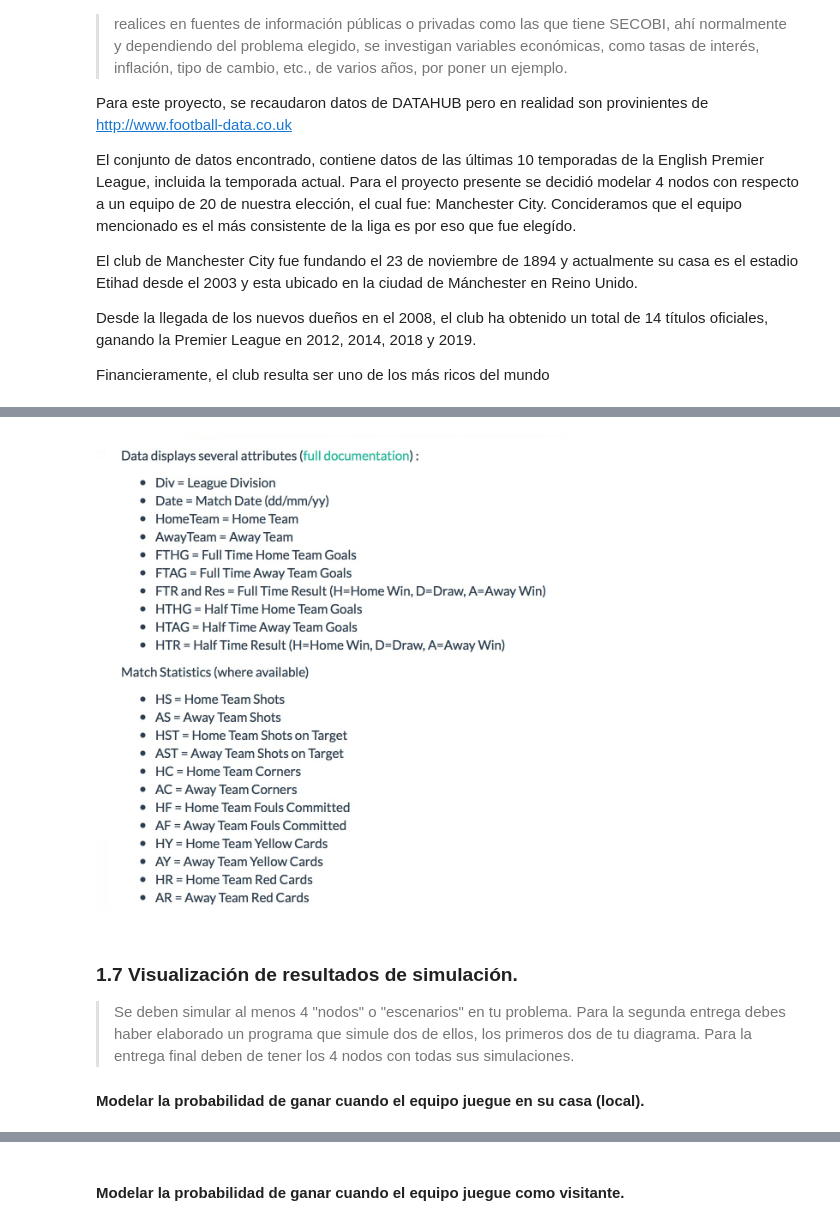
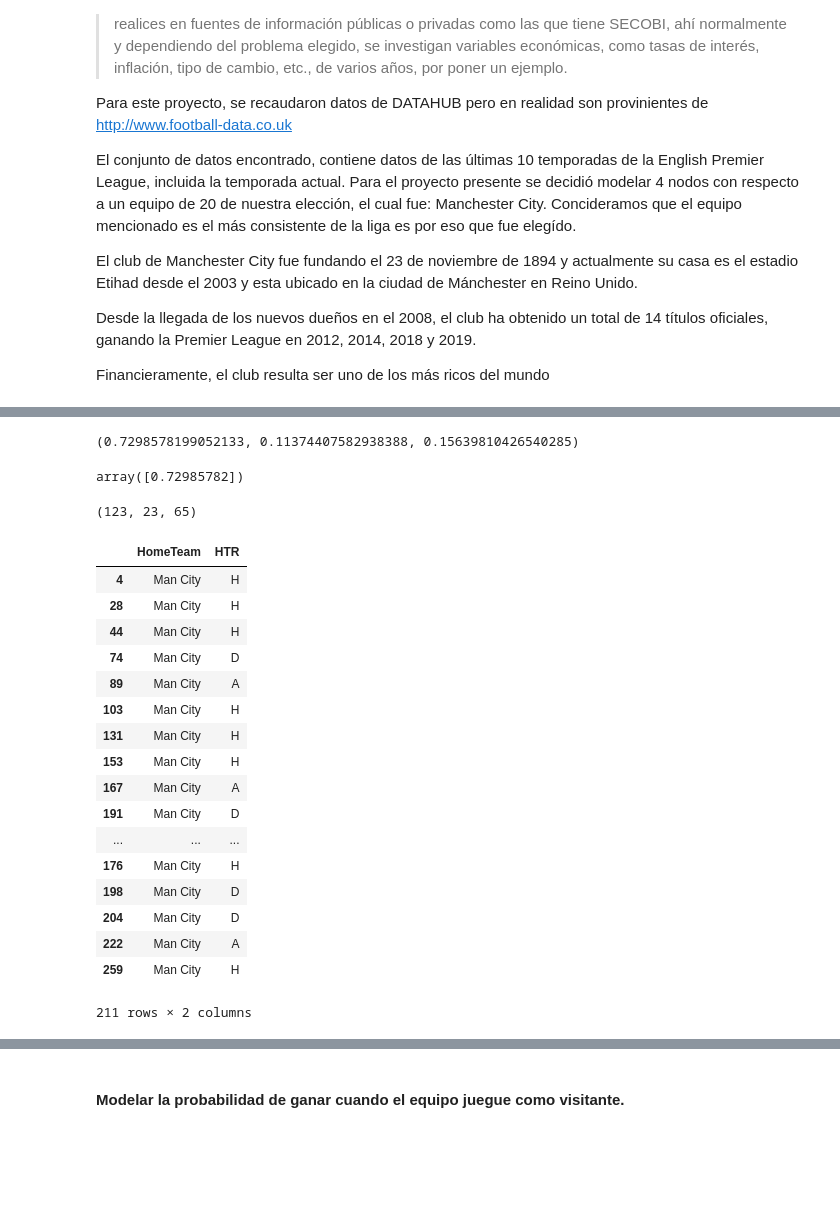
Before and after one commit to mariajosecanture/PROYECTO_SG_MJC, a Jupyter notebook: ProyectoModulo1_CantuM_GarciaS_GreenA.ipynb, the cells around one changed output, grey strips where cells are left out. Drawn from its saved outputs; the diff is of its cells as text; code cells hidden in the pictures; blank space fills up the shorter version.

```diff
--- a/ProyectoModulo1_CantuM_GarciaS_GreenA.ipynb
+++ b/ProyectoModulo1_CantuM_GarciaS_GreenA.ipynb
@@ -178,10 +181,63 @@ data_mancity_ftr
-# %% [markdown]
-
-
-![image.png](attachment:image.png)
-# %% [markdown]
-### 1.7 Visualización de resultados de simulación.
-> Se deben simular al menos 4  "nodos" o "escenarios" en tu problema. Para la segunda entrega debes haber elaborado un programa que simule dos de ellos, los primeros dos de tu diagrama.
-> Para la entrega final deben de tener los 4 nodos con todas sus simulaciones.
-
-#### Modelar la probabilidad de ganar cuando el equipo juegue en su casa (local).
+# %%
+total= (datahome_h+datahome_a+datahome_d)
+
+# Probabiliad de que gane en casa en base a datos históricos
+prob_a = datahome_a/total
+
+# Probabiliad de que pierda en casa en base a datos históricos
+prob_h = datahome_h/total
+
+# Probabiliad de que haya un empate en casa en base a datos históricos
+prob_d = datahome_d/(total)
+
+prob_h, prob_a, prob_d
+# %% [output]
+(0.7298578199052133, 0.11374407582938388, 0.15639810426540285)
+# %%
+# Probablidad acumulada de que gane en casa en base a datos históricos
+prob_acum_h = np.cumsum(prob_h)
+prob_acum_h
+# %% [output]
+array([0.72985782])
+# %%
+data_mancity_htr = data_mancity[['HomeTeam','AwayTeam','HTR']]
+data_mancity_htr.loc[data_mancity_htr['HTR'] == "H"]
+
+datahome_htr = datahome[['HomeTeam','HTR']]
+datahome_htr
+
+datahome_htr_h=sum([datahome_htr['HTR'] == 'H'])
+datahome_htr_h=sum(datahome_htr_h==1)
+
+
+datahome_htr_a=sum([datahome_htr['HTR'] == 'A'])
+datahome_htr_a=sum(datahome_htr_a==1)
+
+
+datahome_htr_d=sum([datahome_htr['HTR'] == 'D'])
+datahome_htr_d=sum(datahome_htr_d==1)
+
+datahome_htr_h,datahome_htr_a,datahome_htr_d
+# %% [output]
+(123, 23, 65)
+# %%
+datahome_htr
+# %% [output]
+|  | HomeTeam | HTR |
+| 4 | Man City | H |
+| 28 | Man City | H |
+| 44 | Man City | H |
+| 74 | Man City | D |
+| 89 | Man City | A |
+| 103 | Man City | H |
+| 131 | Man City | H |
+| 153 | Man City | H |
+| 167 | Man City | A |
+| 191 | Man City | D |
+| ... | ... | ... |
+| 176 | Man City | H |
+| 198 | Man City | D |
+| 204 | Man City | D |
+| 222 | Man City | A |
+| 259 | Man City | H |
+211 rows × 2 columns
```
Also changed, not shown: parts of 13 cells of this notebook.
